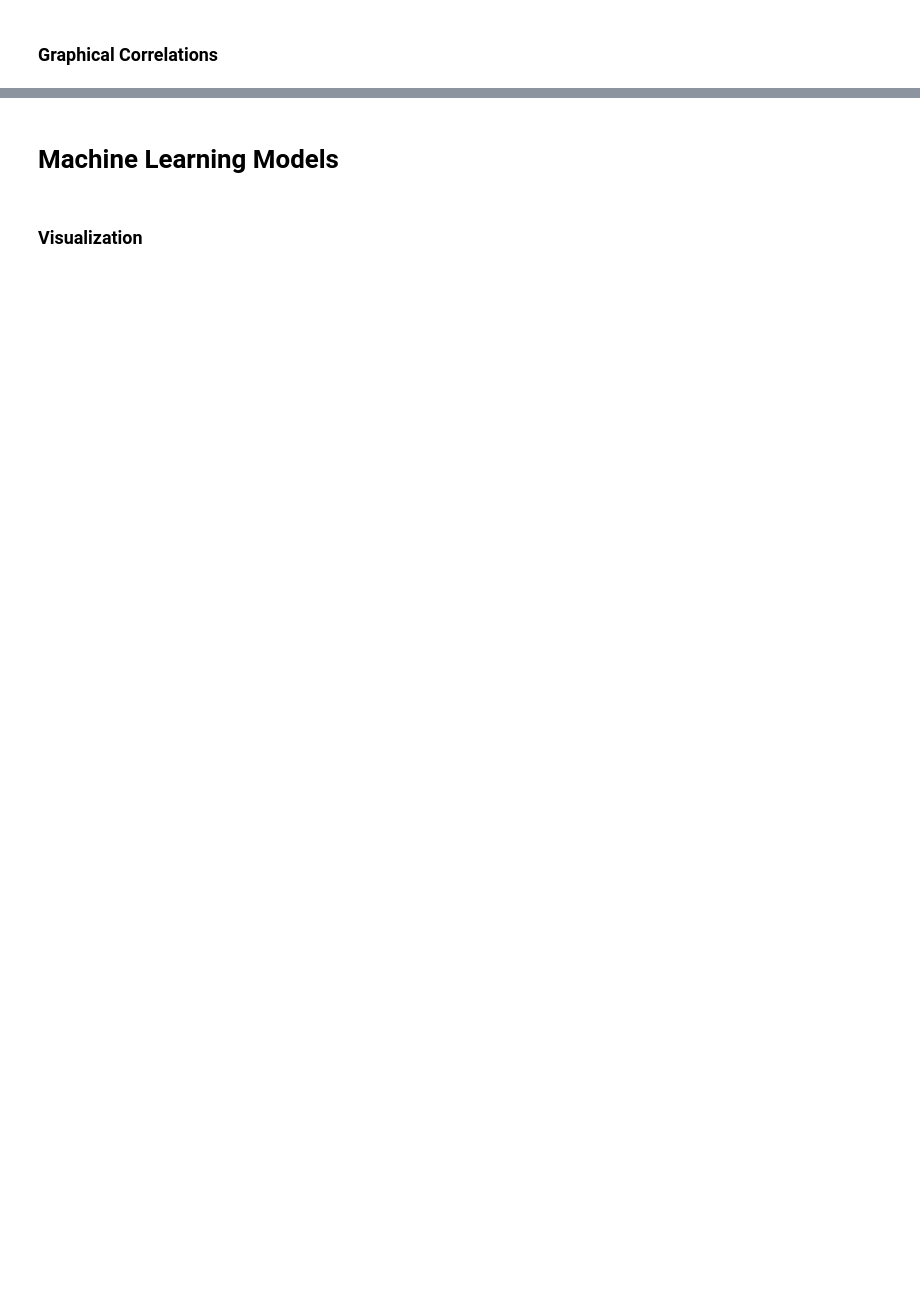
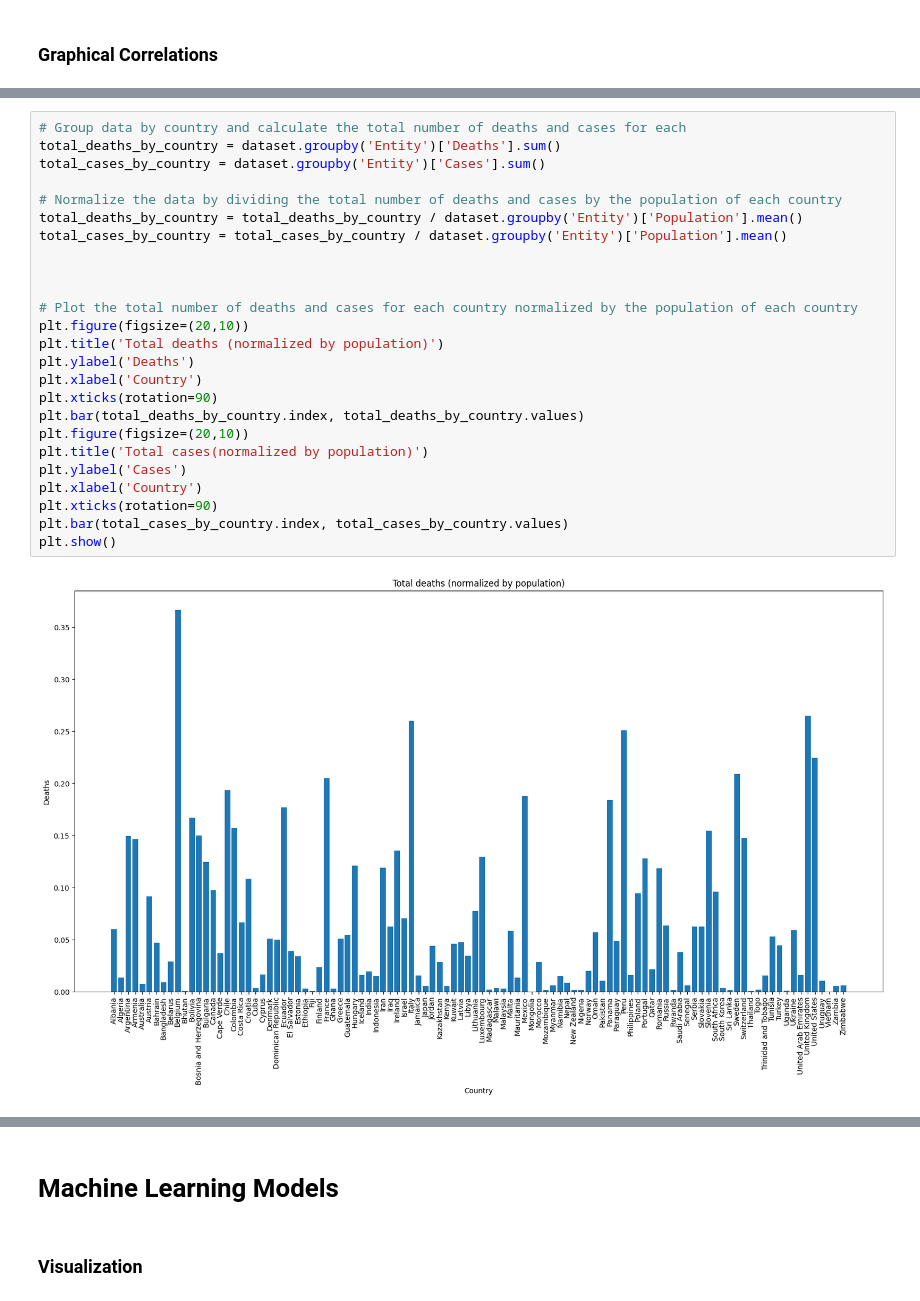
Before and after one commit to iloudaros/CoVID-Findings-Project, a Jupyter notebook: CoVID19_findings.ipynb, the cells around one changed output, grey strips where cells are left out. Drawn from its saved outputs; the diff is of its cells as text; blank space fills up the shorter version.

```diff
--- a/CoVID19_findings.ipynb
+++ b/CoVID19_findings.ipynb
@@ -81,0 +196,27 @@ A good source of titanic dataset statistical analysis starting with the basics a
+# %%
+# Group data by country and calculate the total number of deaths and cases for each
+total_deaths_by_country = dataset.groupby('Entity')['Deaths'].sum()
+total_cases_by_country = dataset.groupby('Entity')['Cases'].sum()
+
+# Normalize the data by dividing the total number of deaths and cases by the population of each country
+total_deaths_by_country = total_deaths_by_country / dataset.groupby('Entity')['Population'].mean()
+total_cases_by_country = total_cases_by_country / dataset.groupby('Entity')['Population'].mean()
+
+
+
+# Plot the total number of deaths and cases for each country normalized by the population of each country
+plt.figure(figsize=(20,10))
+plt.title('Total deaths (normalized by population)')
+plt.ylabel('Deaths')
+plt.xlabel('Country')
+plt.xticks(rotation=90)
+plt.bar(total_deaths_by_country.index, total_deaths_by_country.values)
+plt.figure(figsize=(20,10))
+plt.title('Total cases(normalized by population)')
+plt.ylabel('Cases')
+plt.xlabel('Country')
+plt.xticks(rotation=90)
+plt.bar(total_cases_by_country.index, total_cases_by_country.values)
+plt.show()
+# %% [output]
+[figure, added]
```
Also changed, not shown: parts of 21 cells of this notebook, 2 other files.
